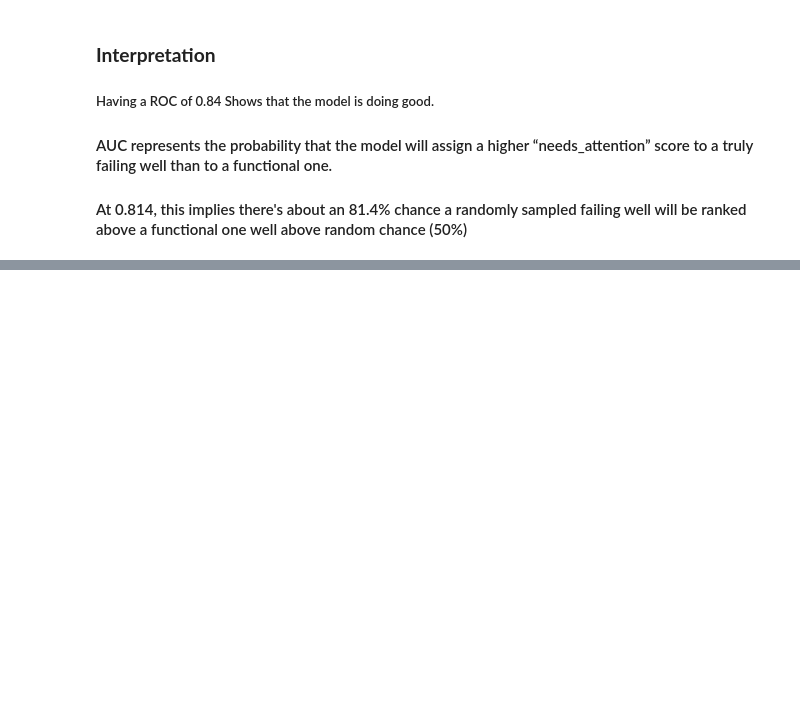
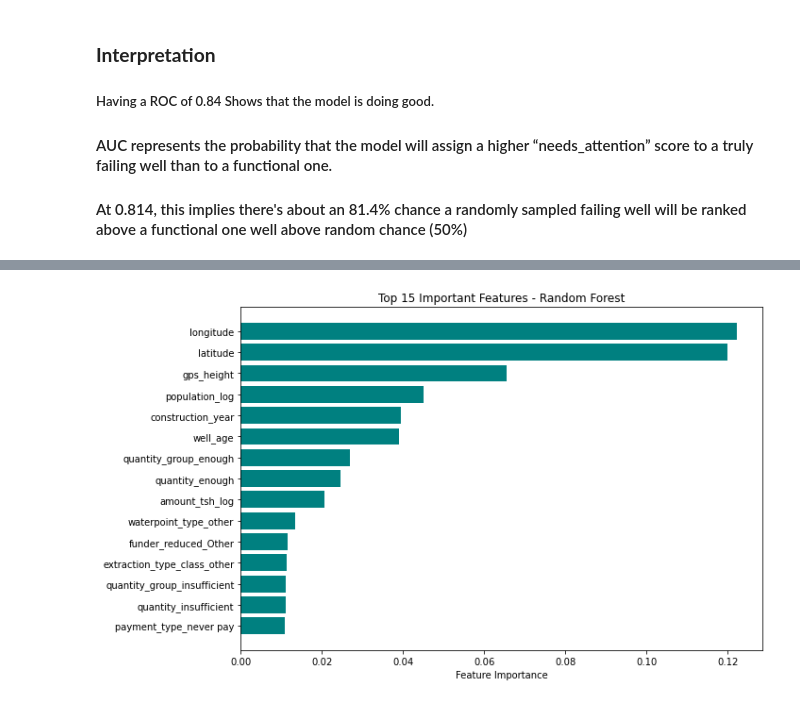
Before and after one commit to CharityPM/tanzanian-water-wells-prediction, a Jupyter notebook: waterwellsprediction.ipynb, the cells around one changed output, grey strips where cells are left out. Cells and saved outputs as stored; diff of their text form; code cells hidden in the pictures; blank space fills up the shorter version.

```diff
--- a/waterwellsprediction.ipynb
+++ b/waterwellsprediction.ipynb
@@ -1032,0 +1067,18 @@ plt.show()
+# %%
+def plot_top_feature_importances_rf(model, X_train, top_n=15):
+    importances = model.feature_importances_
+    features = X_train.columns
+    indices = np.argsort(importances)[-top_n:]  # Get indices of top N features
+
+    plt.figure(figsize=(10, 6))
+    plt.barh(range(top_n), importances[indices], color='teal')
+    plt.yticks(range(top_n), [features[i] for i in indices])
+    plt.xlabel('Feature Importance')
+    plt.title(f'Top {top_n} Important Features - Random Forest')
+    plt.tight_layout()
+    plt.show()
+
+# Call the updated function
+plot_top_feature_importances_rf(rf_model, X_train, top_n=15)
+# %% [output]
+[figure, added]
```
Also changed, not shown: parts of 7 cells of this notebook.
